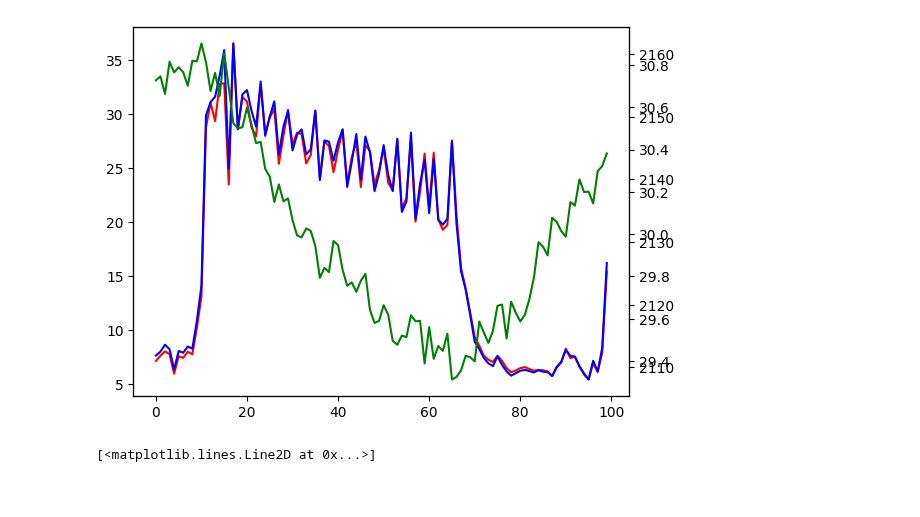
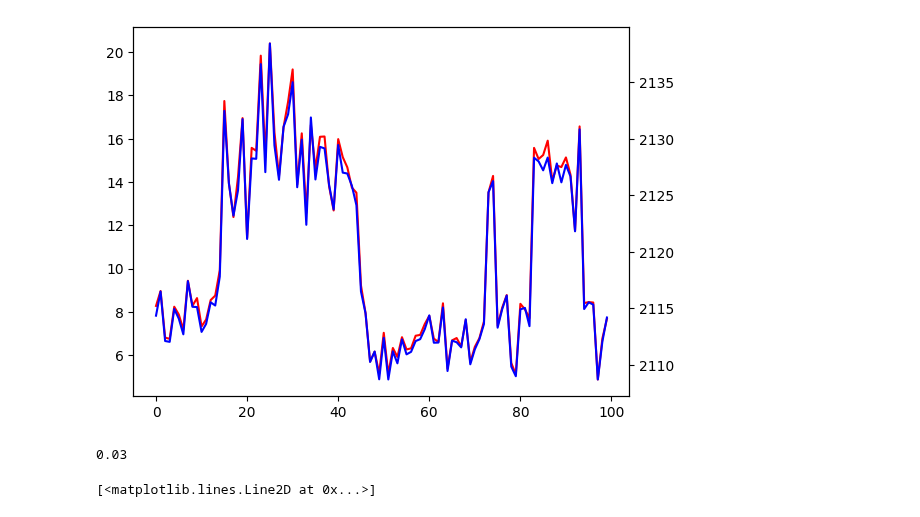
Before and after one commit to grmc1999/PhysicsSimulationDeepLearning, a Jupyter notebook: Notebooks/Untitled1.ipynb, the cells around one changed output. Drawn from its saved outputs; the diff is of its cells as text; code cells hidden in the pictures.

```diff
--- a/Notebooks/Untitled1.ipynb
+++ b/Notebooks/Untitled1.ipynb
@@ -35,6 +36,6 @@ GAN_PI_LL_s10   GAN_PI_higher_stochastic   GAN_PI_w_1
 # %%
 root="../Exps/GAN_PI"
 # %%
-model_id="GAN_PI_LL_s10"
+model_id="GAN_PI_LL_s20"
 hist=np.load(os.path.join(root,model_id,"loss_results.npy"),allow_pickle=True)
 hist=hist.tolist()
@@ -72,15 +53,19 @@ for k in hist[1]["train"]["generative_losses"][0].keys():
 # %%
 inidx=-100
 fig,axs=plt.subplots()
 axs.plot(np.arange(len(step_loss["PDE_supervised_loss"][inidx:])),step_loss["PDE_supervised_loss"][inidx:],color='r')
 axs_=axs.twinx()
 axs_.plot(np.arange(len(step_loss["PDE_residual_loss"][inidx:])),step_loss["total_loss"][inidx:],color='b')
-axs_=axs.twinx()
-axs_.plot(np.arange(len(step_loss["Generator_loss"][inidx:])),step_loss["PDE_residual_loss"][inidx:],color='g')
+#axs_=axs.twinx()
+#axs_.plot(np.arange(len(step_loss["Generator_loss"][inidx:])),step_loss["PDE_residual_loss"][inidx:],color='g')
 #fig.tight_layout()
 plt.show()
 # %% [output]
-[figure, old version]
+[figure, new version]
+# %%
+6/200
+# %% [output]
+0.03
 # %%
 
 plt.plot(step_loss["PDE_supervised_loss"][-100:])
```
Also changed, not shown: parts of 3 cells of this notebook, 1 other file.
